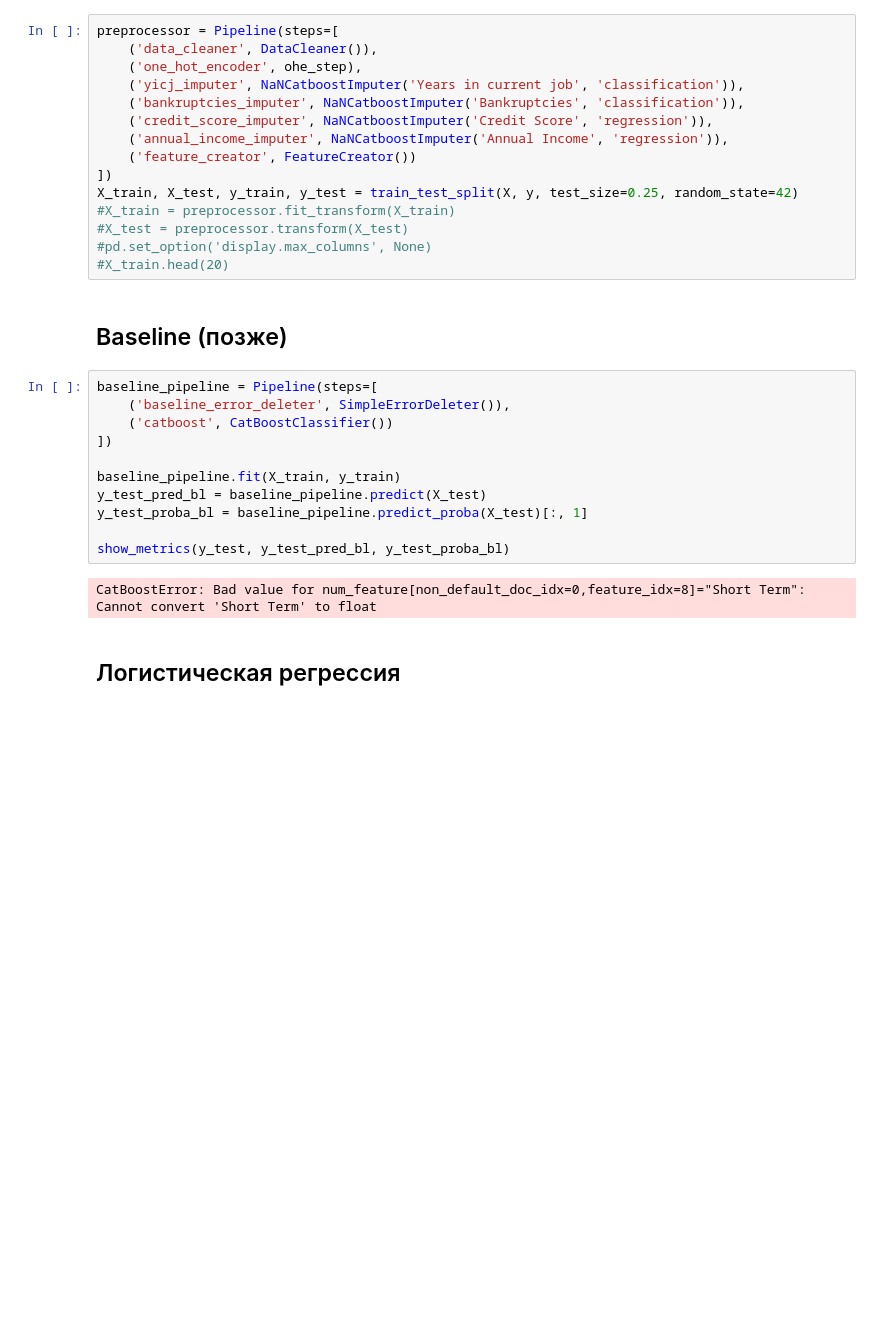
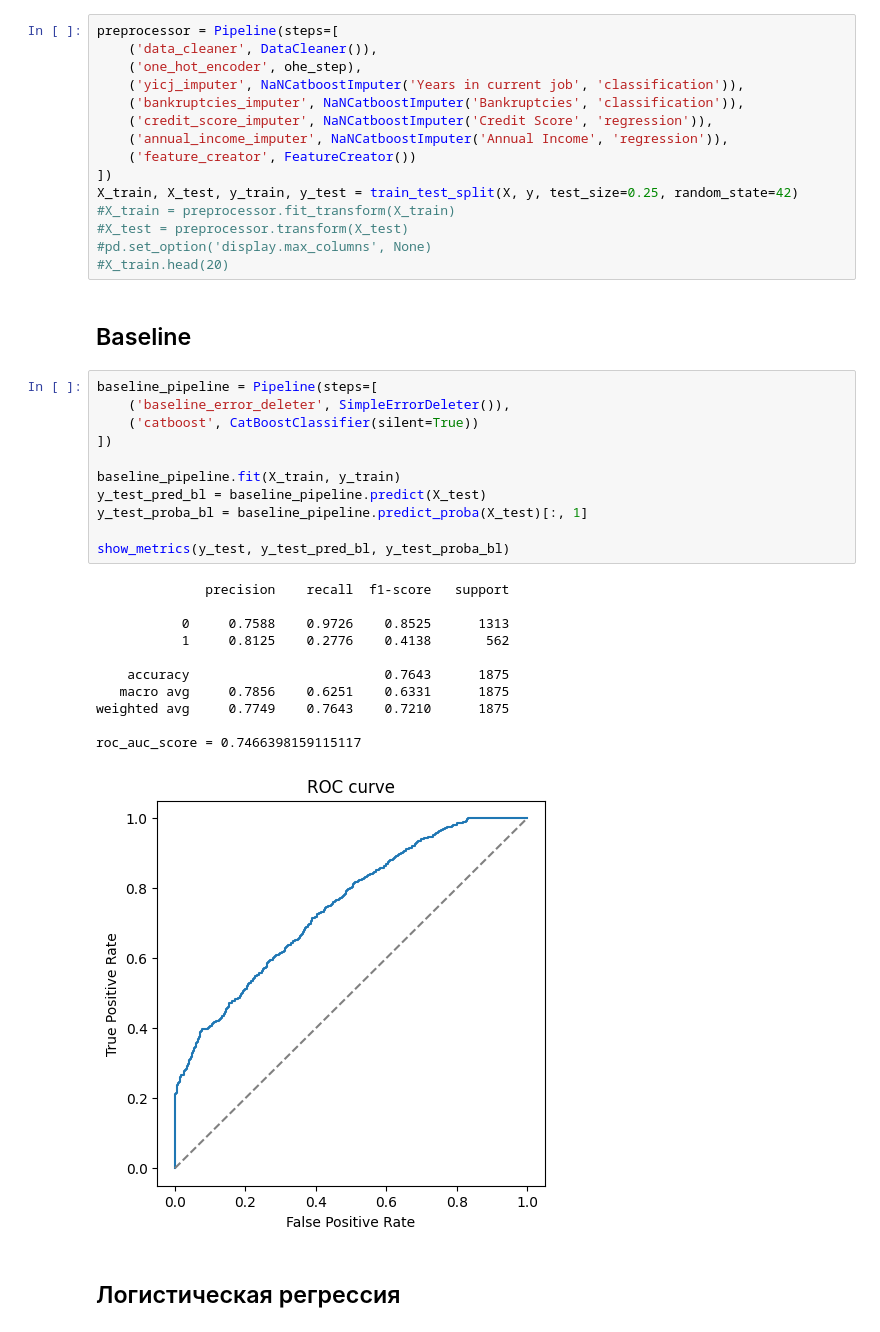
Before and after one commit to yakstati/credit_default, a Jupyter notebook: notebooks/model_selection.ipynb, the cells around one changed output. Saved outputs shown, nothing was run; the diff lists cells and outputs as text; blank space fills up the shorter version.

```diff
--- a/notebooks/model_selection.ipynb
+++ b/notebooks/model_selection.ipynb
@@ -67,20 +66,30 @@ X_train, X_test, y_train, y_test = train_test_split(X, y, test_size=0.25, random
 #pd.set_option('display.max_columns', None)
 #X_train.head(20)
 # %% [markdown]
-## Baseline (позже)
+## Baseline
 # %%
 baseline_pipeline = Pipeline(steps=[
     ('baseline_error_deleter', SimpleErrorDeleter()),
-    ('catboost', CatBoostClassifier())
+    ('catboost', CatBoostClassifier(silent=True))
 ])
 
 baseline_pipeline.fit(X_train, y_train)
 y_test_pred_bl = baseline_pipeline.predict(X_test)
 y_test_proba_bl = baseline_pipeline.predict_proba(X_test)[:, 1]
 
 show_metrics(y_test, y_test_pred_bl, y_test_proba_bl)
 # %% [output]
-CatBoostError: Bad value for num_feature[non_default_doc_idx=0,feature_idx=8]="Short Term": Cannot convert 'Short Term' to float
+              precision    recall  f1-score   support
+
+           0     0.7588    0.9726    0.8525      1313
+           1     0.8125    0.2776    0.4138       562
+
+    accuracy                         0.7643      1875
+   macro avg     0.7856    0.6251    0.6331      1875
+weighted avg     0.7749    0.7643    0.7210      1875
+
+roc_auc_score = 0.7466398159115117
+[figure, added]
 # %% [markdown]
 ## Логистическая регрессия
 # %%
```
Also changed, not shown: parts of 9 cells of this notebook, 7 other files.
